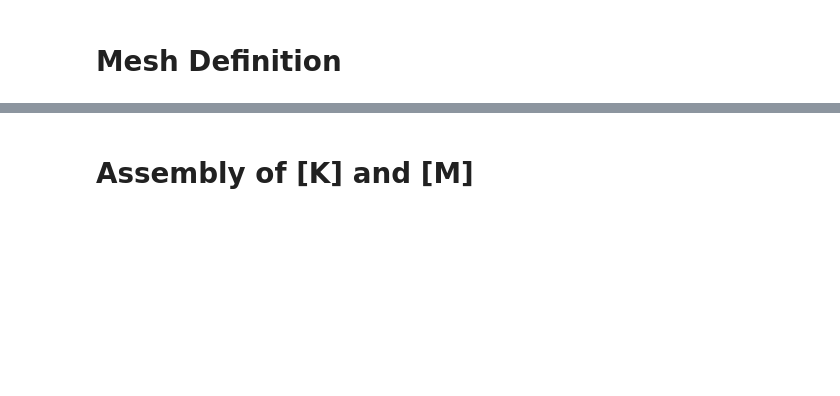
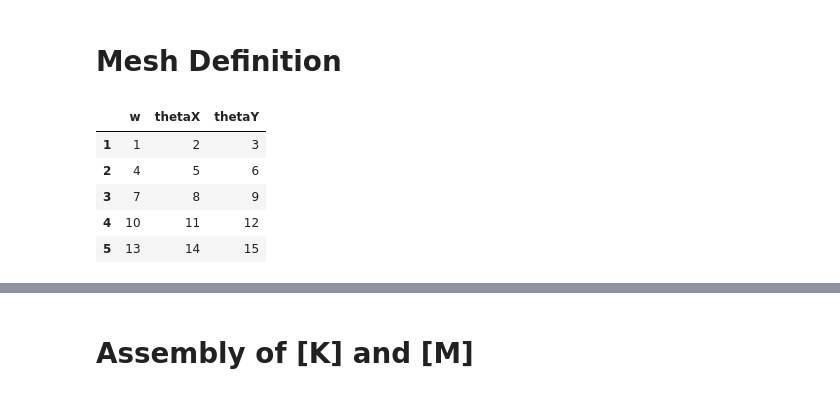
Before and after one commit to lucas-schroeder/Master_program_UFSC, a Jupyter notebook: VA/work2/FEM_Plate_lucas_schroeder.ipynb, the cells around one changed output, grey strips where cells are left out. Cells and saved outputs as stored; diff of their text form; code cells hidden in the pictures; blank space fills up the shorter version.

```diff
--- a/VA/work2/FEM_Plate_lucas_schroeder.ipynb
+++ b/VA/work2/FEM_Plate_lucas_schroeder.ipynb
@@ -165,3 +157,12 @@ for n in range(1, nElements+1):
 col = pd.MultiIndex.from_arrays([["Local Node 1"]*3+ ["Local Node 2"]*3+ ["Local Node 3"]*3+ ["Local Node 4"]*3,
                                 ["w", "thetaX", "thetaY"]*4])
 index_table = pd.DataFrame(columns=col, index=np.arange(1, nElements+1), data=index_table, dtype=int)
+# %%
+node_GL.head()
+# %% [output]
+|  | w | thetaX | thetaY |
+| 1 | 1 | 2 | 3 |
+| 2 | 4 | 5 | 6 |
+| 3 | 7 | 8 | 9 |
+| 4 | 10 | 11 | 12 |
+| 5 | 13 | 14 | 15 |
```
Also changed, not shown: parts of 13 cells of this notebook.
